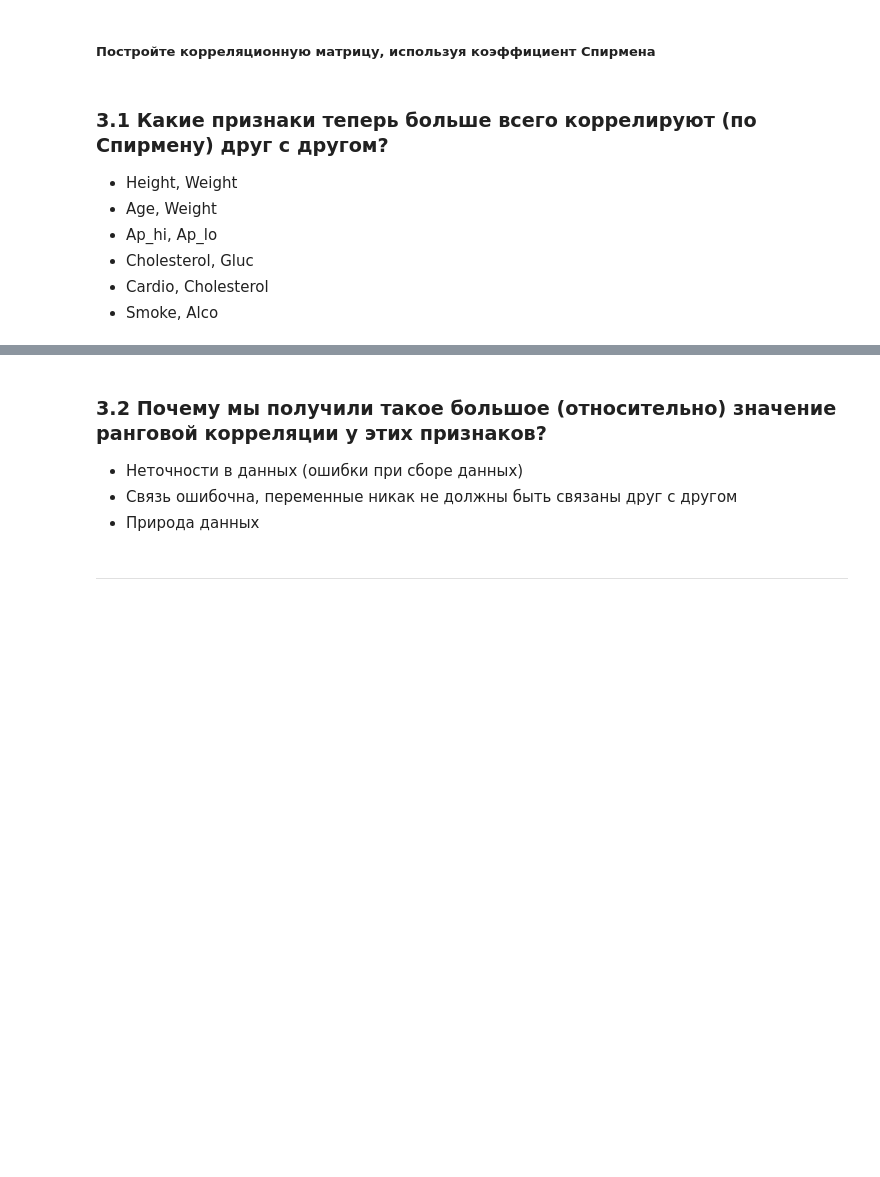
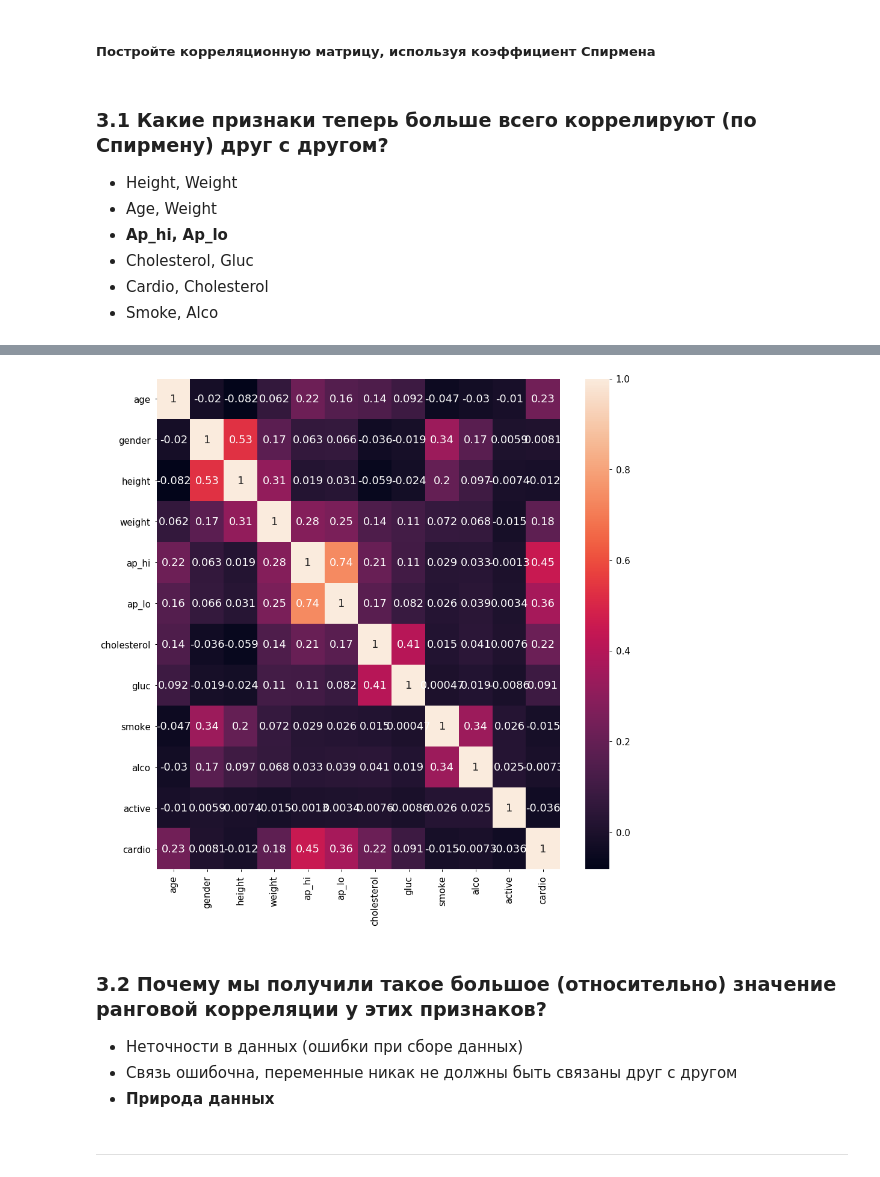
Before and after one commit to no6le/mlcourse, a Jupyter notebook: jupyter_russian/homeworks_myself/hw2_session3_visual_data_analysis.ipynb, the cells around one changed output, grey strips where cells are left out. Drawn from its saved outputs; the diff is of its cells as text; code cells hidden in the pictures; blank space fills up the shorter version.

```diff
--- a/jupyter_russian/homeworks_myself/hw2_session3_visual_data_analysis.ipynb
+++ b/jupyter_russian/homeworks_myself/hw2_session3_visual_data_analysis.ipynb
@@ -217,7 +230,7 @@ cardio
 
 - Height, Weight
 - Age, Weight
-- Ap_hi, Ap_lo
+- **Ap_hi, Ap_lo**
 - Cholesterol, Gluc
 - Cardio, Cholesterol
 - Smoke, Alco
@@ -225,0 +237,13 @@ cardio
+# %%
+# Ваш код здесь
+fig, ax = plt.subplots(figsize=(15,15))
+sns.heatmap(train.corr(method='spearman'), annot=True);
+
+train.corr(method='spearman')
+#train.tail()
+# train = train.rank()
+# train.head()
+
+
+#train.corr(method='spearman').round(10)
+# %% [output]
@@ -226,9 +263,10 @@ cardio
+[figure, added]
 # %% [markdown]
 ### 3.2 Почему мы получили такое большое (относительно) значение ранговой корреляции у этих признаков?
 
 - Неточности в данных (ошибки при сборе данных)
 - Связь ошибочна, переменные никак не должны быть связаны друг с другом
-- Природа данных
+- **Природа данных**
 # %% [markdown]
 ---
 # %% [markdown]
```
Also changed, not shown: parts of 10 cells of this notebook.
